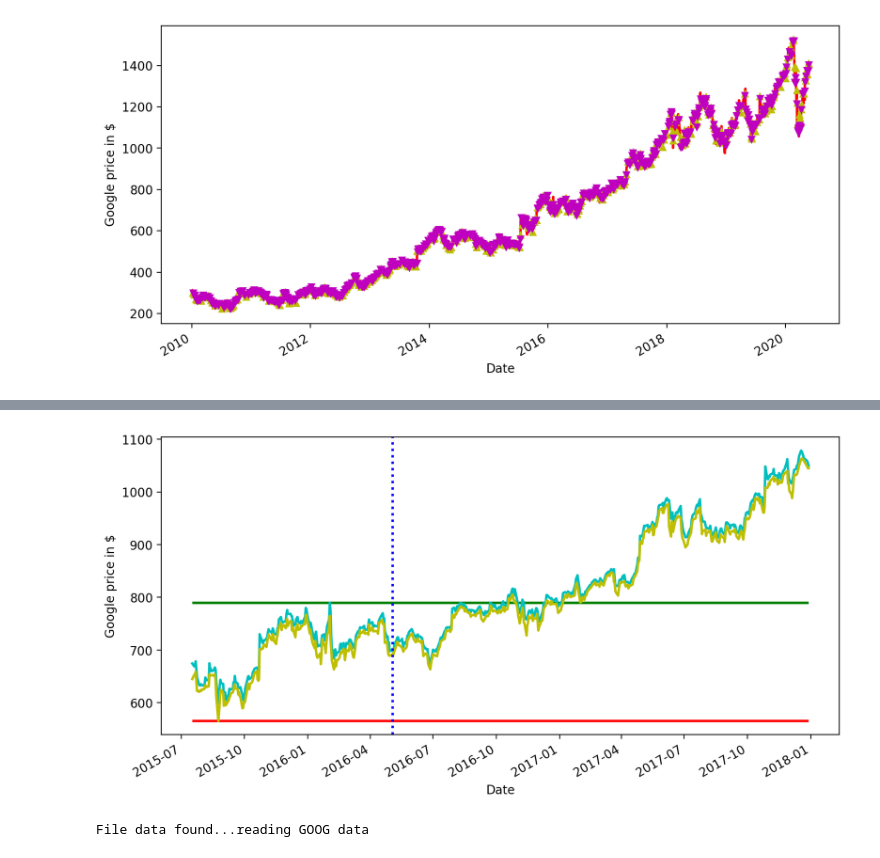
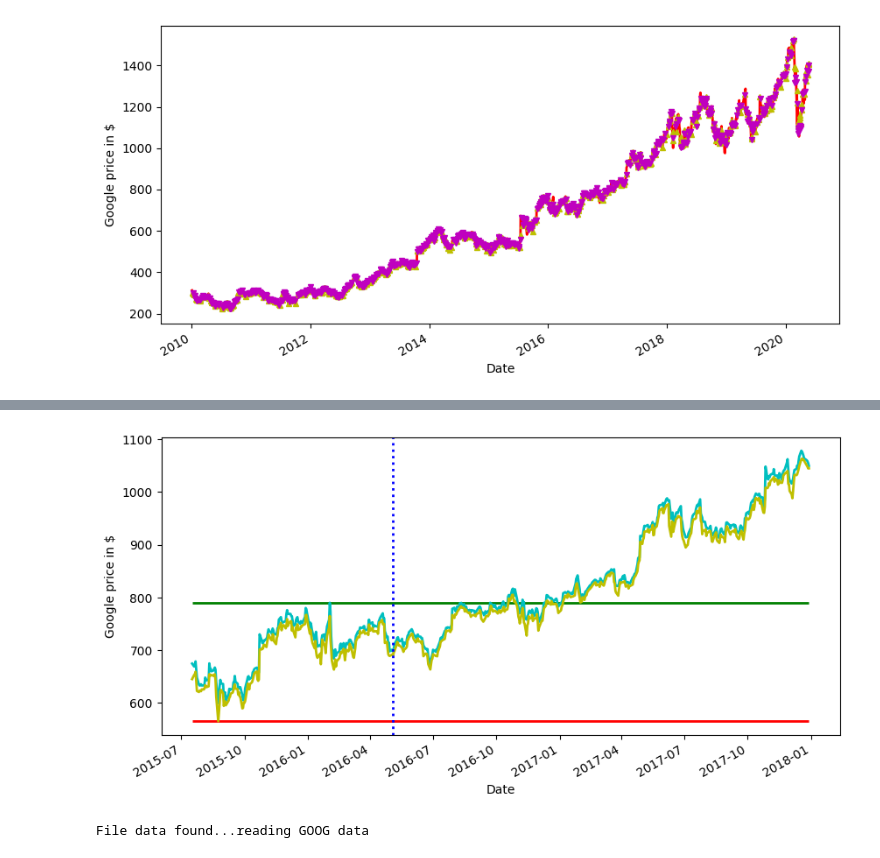
Before and after one commit to REICHIYAN/REI, a Jupyter notebook: AlgoTrade.ipynb, the cells around one changed output, grey strips where cells are left out. Drawn from its saved outputs; the diff is of its cells as text; code cells hidden in the pictures.

```diff
--- a/AlgoTrade.ipynb
+++ b/AlgoTrade.ipynb
@@ -112,36 +107,36 @@ portfolio['total'].plot(ax=ax1, color='b', lw=2.)
 # %%
 import pandas as pd
 from pandas_datareader import data
 
 start_date = '2010-01-01'
 end_date = '2018-01-01'
 SRC_DATA_FILENAME='google_data.pkl'
 
 try:
   goog_data2 = pd.read_pickle(SRC_DATA_FILENAME)
 except FileNotFoundError:
   goog_data2 = data.DataReader('GOOG', 'yahoo', start_date, end_date)
   goog_data2.to_pickle(SRC_DATA_FILENAME)
 
 goog_data=goog_data2.tail(620)
 lows=goog_data['Low']
 highs=goog_data['High']
+
+import matplotlib.pyplot as plt
+
+fig = plt.figure(figsize=(10,5),dpi=100)
+#fig = plt.figure()
+ax1 = fig.add_subplot(111, ylabel='Google price in $')
+
+highs.plot(ax=ax1, color='c', lw=2.)
+lows.plot(ax=ax1, color='y', lw=2.)
+
+plt.hlines(highs.head(200).max(),lows.index.values[0],lows.index.values[-1],linewidth=2,color='g')
+plt.hlines(lows.head(200).min(),lows.index.values[0],lows.index.values[-1],linewidth=2,color='r')
+plt.axvline(linewidth=2,color='b',x=lows.index.values[200],linestyle=':')
+plt.show()
+# %% [output]
+[figure, added]
-# %%
-import matplotlib.pyplot as plt
-
-fig = plt.figure(figsize=(10,5),dpi=200)
-#fig = plt.figure()
-ax1 = fig.add_subplot(111, ylabel='Google price in $')
-
-highs.plot(ax=ax1, color='c', lw=2.)
-lows.plot(ax=ax1, color='y', lw=2.)
-
-plt.hlines(highs.head(200).max(),lows.index.values[0],lows.index.values[-1],linewidth=2,color='g')
-plt.hlines(lows.head(200).min(),lows.index.values[0],lows.index.values[-1],linewidth=2,color='r')
-plt.axvline(linewidth=2,color='b',x=lows.index.values[200],linestyle=':')
-plt.show()
-# %% [output]
-[figure, removed]
 # %%
 import pandas as pd
 import numpy as np
```
Also changed, not shown: parts of 8 cells of this notebook.
